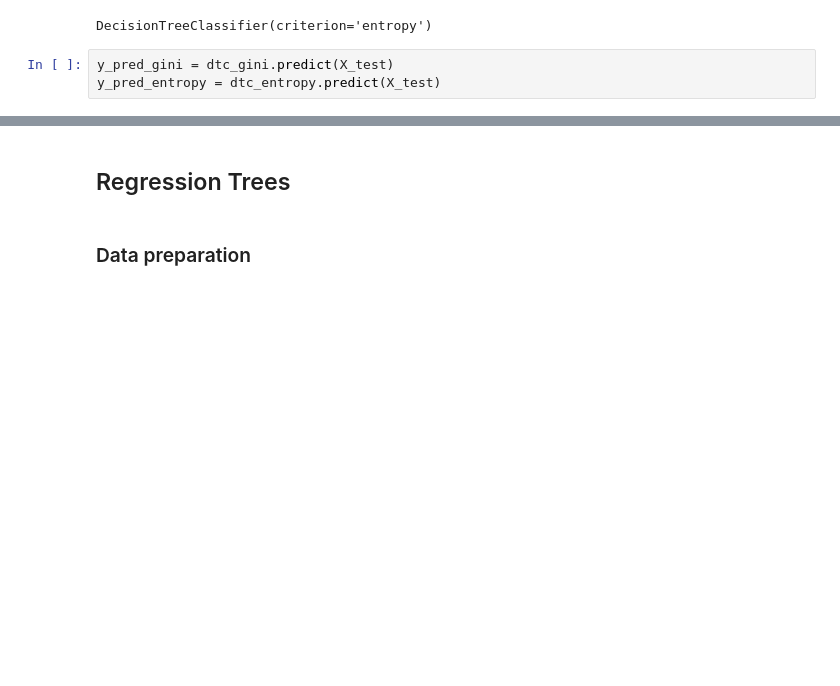
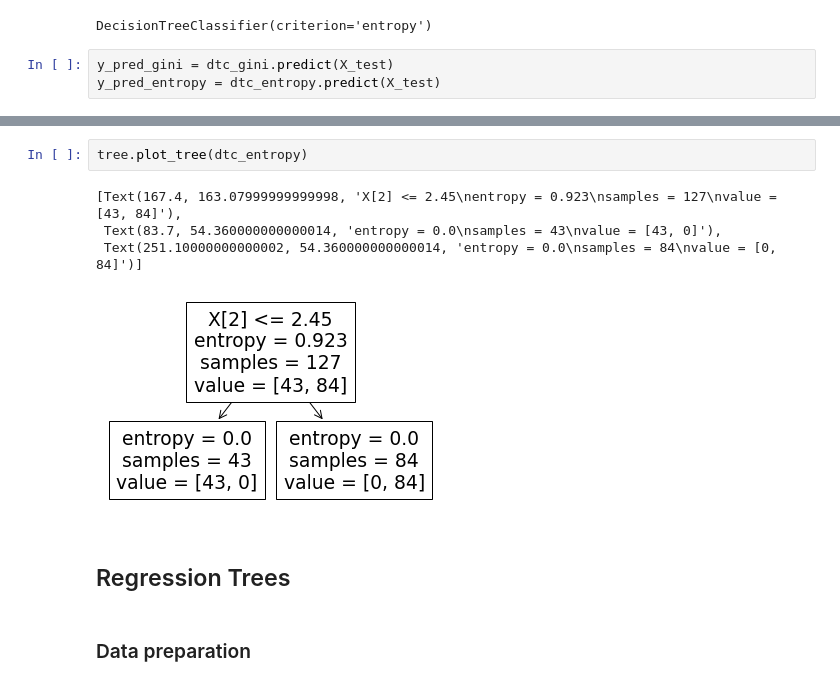
Before and after one commit to Aleksandar1932/ML_2021, a Jupyter notebook: Lectures/Lecture 09/Kernelized and Adaptive Basis Function Models.ipynb, the cells around one changed output, grey strips where cells are left out. Saved outputs shown, nothing was run; the diff lists cells and outputs as text; blank space fills up the shorter version.

```diff
--- a/Lectures/Lecture 09/Kernelized and Adaptive Basis Function Models.ipynb
+++ b/Lectures/Lecture 09/Kernelized and Adaptive Basis Function Models.ipynb
@@ -111,6 +119,13 @@ Decision Tree Classifier with entropy criterion
     accuracy                           1.00        23
    macro avg       1.00      1.00      1.00        23
 weighted avg       1.00      1.00      1.00        23
+# %%
+tree.plot_tree(dtc_entropy)
+# %% [output]
+[Text(167.4, 163.07999999999998, 'X[2] <= 2.45\nentropy = 0.923\nsamples = 127\nvalue = [43, 84]'),
+ Text(83.7, 54.360000000000014, 'entropy = 0.0\nsamples = 43\nvalue = [43, 0]'),
+ Text(251.10000000000002, 54.360000000000014, 'entropy = 0.0\nsamples = 84\nvalue = [0, 84]')]
+[figure, added]
 # %% [markdown]
 ## Regression Trees
 # %% [markdown]
```
Also changed, not shown: parts of 5 cells of this notebook, 1 other file.
